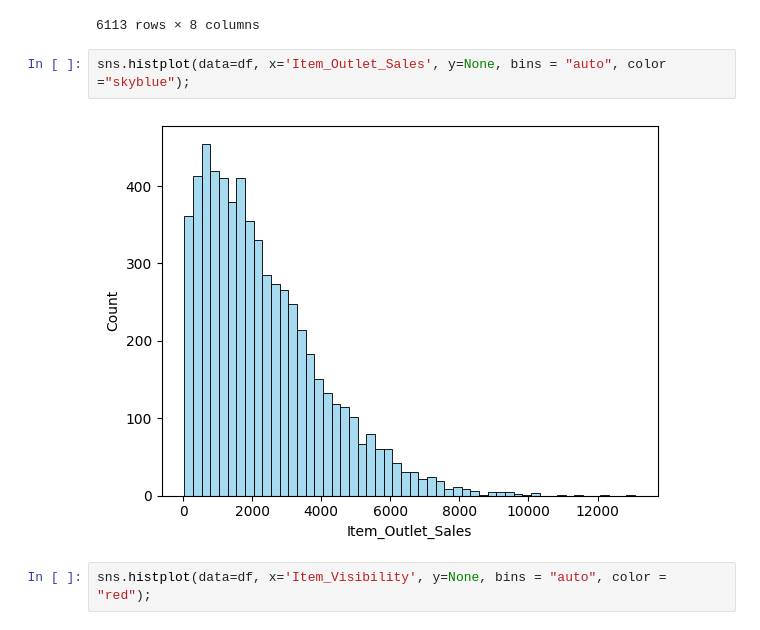
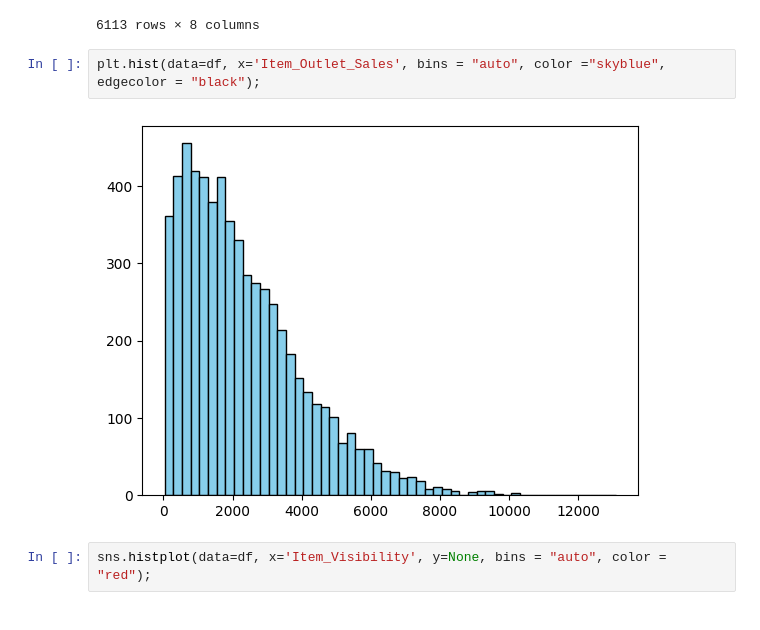
Before and after one commit to helarebah/sales-predictions, a Jupyter notebook: Sales_predictions.ipynb, the cells around one changed output. Drawn from its saved outputs; the diff is of its cells as text.

```diff
--- a/Sales_predictions.ipynb
+++ b/Sales_predictions.ipynb
@@ -202,9 +202,9 @@ df
 | 8522 | Low Fat | 0.044878 | Soft Drinks | 75.4670 | Small | Tier 1 | ... |
 6113 rows × 8 columns
 # %%
-sns.histplot(data=df, x='Item_Outlet_Sales', y=None, bins = "auto", color ="skyblue");
+plt.hist(data=df, x='Item_Outlet_Sales', bins = "auto", color ="skyblue", edgecolor = "black");
 # %% [output]
-[figure, old version]
+[figure, new version]
 # %%
 sns.histplot(data=df, x='Item_Visibility', y=None, bins = "auto", color = "red");
 # %% [output]
```
